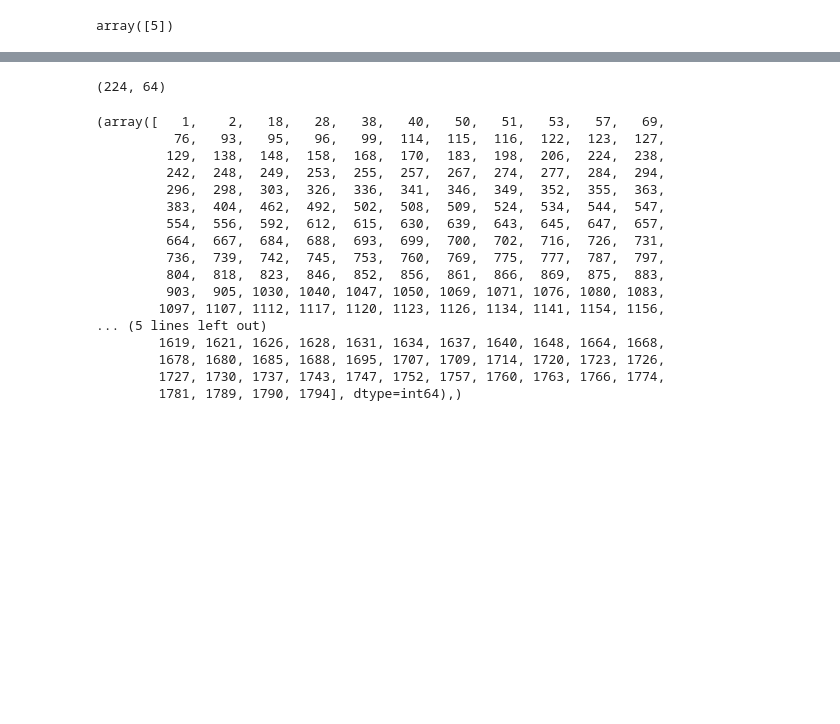
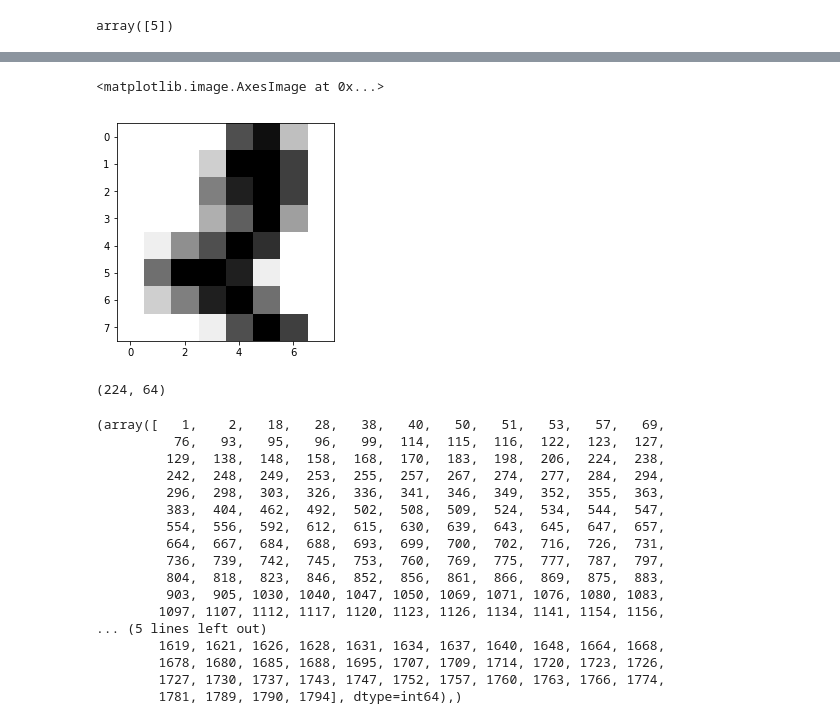
Before and after one commit to edyoda/data-science-ml-foundation-10, a Jupyter notebook: New 26 - k Means Clustering.ipynb, the cells around one changed output, grey strips where cells are left out. Drawn from its saved outputs; the diff is of its cells as text; code cells hidden in the pictures; blank space fills up the shorter version.

```diff
--- a/New 26 - k Means Clustering.ipynb
+++ b/New 26 - k Means Clustering.ipynb
@@ -55,3 +129,8 @@ array([[  0.,   0.,   5.,  13.,   9.,   1.,   0.,   0.],
+# %%
+plt.imshow(digits.data[77].reshape(8,8), interpolation='nearest', cmap=plt.cm.binary)
+# %% [output]
+<matplotlib.image.AxesImage at 0x...>
+[figure, added]
 # %%
 predict = kmeans.predict(digits.data)
 # %%
```
Also changed, not shown: parts of 36 cells of this notebook.
